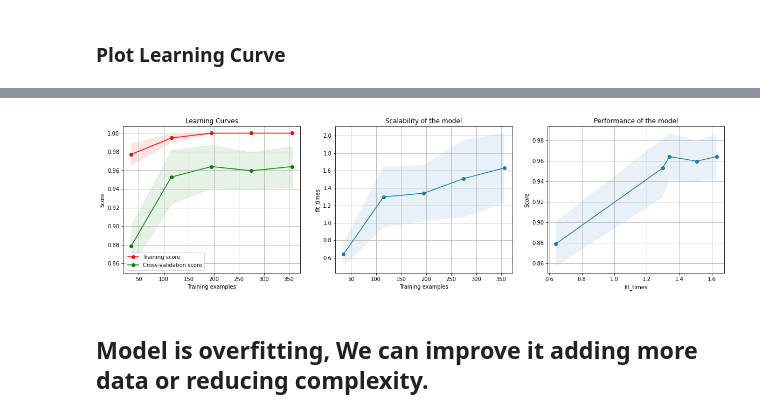
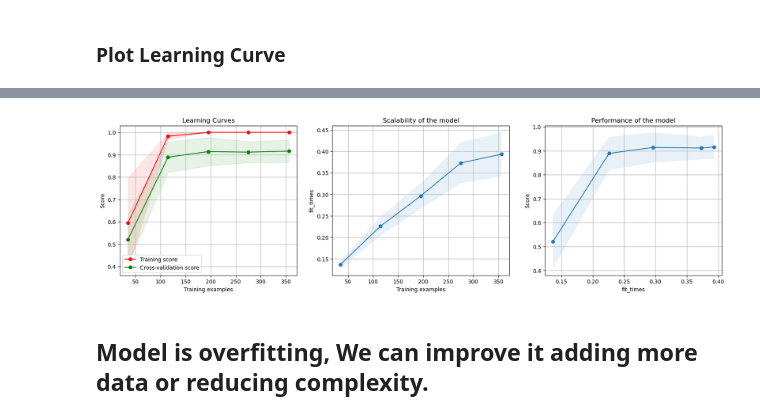
Before and after one commit to yashwanth033/SMS-spam-detection-using-XGBoost, a Jupyter notebook: Spam_detection_on_sample_data.ipynb, the cells around one changed output, grey strips where cells are left out. Saved outputs shown, nothing was run; the diff lists cells and outputs as text; code cells hidden in the pictures.

```diff
--- a/Spam_detection_on_sample_data.ipynb
+++ b/Spam_detection_on_sample_data.ipynb
@@ -433,7 +459,7 @@ feature_names
 ### <font color ='sky blue'>**Create Pipeline**
 # %%
 classifier_2 = Pipeline([
-    ('classifier', XGBClassifier(njobs=-1)),
+    ('classifier', XGBClassifier()),
                         ])
 # %% [markdown]
 # <font color ='sky blue'> Grid Search
@@ -443,7 +469,7 @@ param_grid_classifier_2 = {'classifier__n_estimators': [100, 300, 500, 750, 1000
 # %%
 grid_classifier_2 = GridSearchCV(estimator=classifier_2,
                                  param_grid=param_grid_classifier_2,
-                                 cv=3)
+                                 cv=3, n_jobs=-1, scoring='f1_macro')
 # %% [markdown]
 # <font color ='sky blue'> Training model
 # %%
@@ -571,7 +623,7 @@ combined_features = ColumnTransformer(
      )
 # %%
 classifier_3 = Pipeline([('combined_features',  combined_features),
-                         ('classifier', XGBClassifier(njobs=-1)),
+                         ('classifier', XGBClassifier()),
                         ])
 # %%
 # We are exploring a small combination of parameters
@@ -585,7 +637,7 @@ param_grid_classifier_3 = {'combined_features__tfidf__tfidf__max_features': [500
 
 grid_classifier_3 = GridSearchCV(estimator=classifier_3,
                                  param_grid=param_grid_classifier_3,
-                                 cv=3)
+                                 cv=3, n_jobs=-1, scoring='f1_macro')
 # %%
 # Fit the model on training data
 grid_classifier_3.fit(X_train_final, train_Y)
@@ -636,5 +688,5 @@ Best estimator:  Pipeline(steps=[('combined_features',
 # %%
 # plot learning curces
 plot_learning_curve(grid_classifier_3.best_estimator_, 'Learning Curves',
-                    X_train_final, train_Y, n_jobs=-1)
+                    X_train_final, train_Y, n_jobs=-1, scoring='f1_macro')
 # %% [output]
@@ -642,4 +694,4 @@ plot_learning_curve(grid_classifier_3.best_estimator_, 'Learning Curves',
-[figure, old version]
+[figure, new version]
 # %% [markdown]
 ## Model is overfitting, We can improve it adding more data or reducing complexity.
 # %%
```
Also changed, not shown: parts of 35 cells of this notebook, 1 other file.
